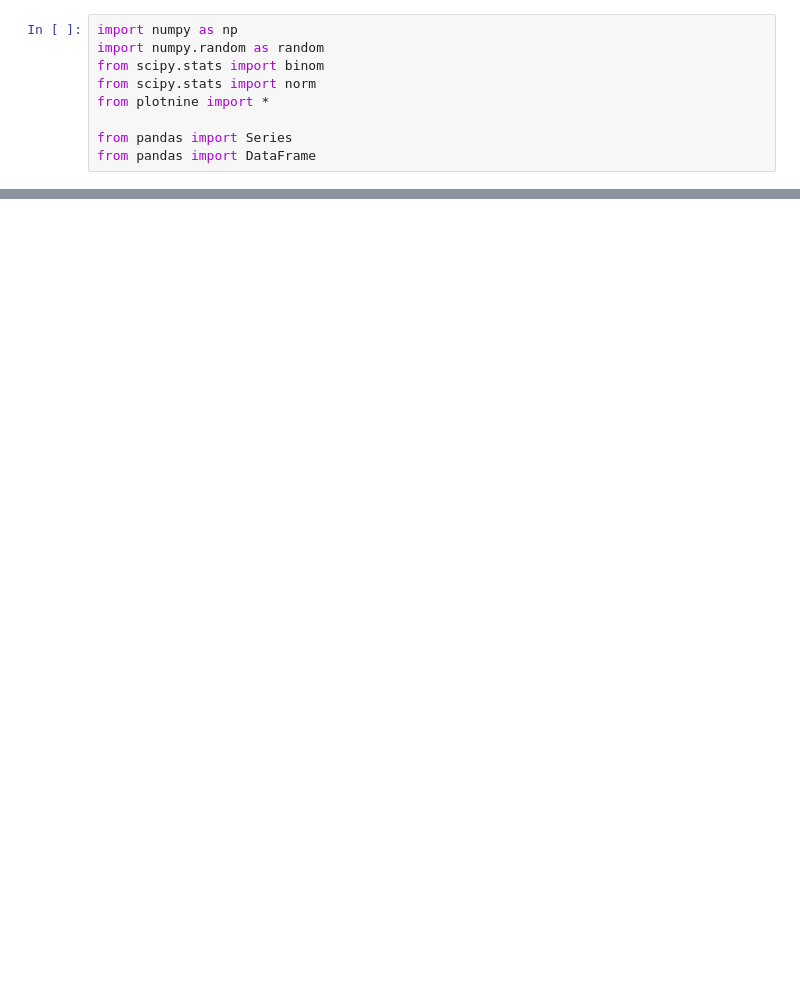
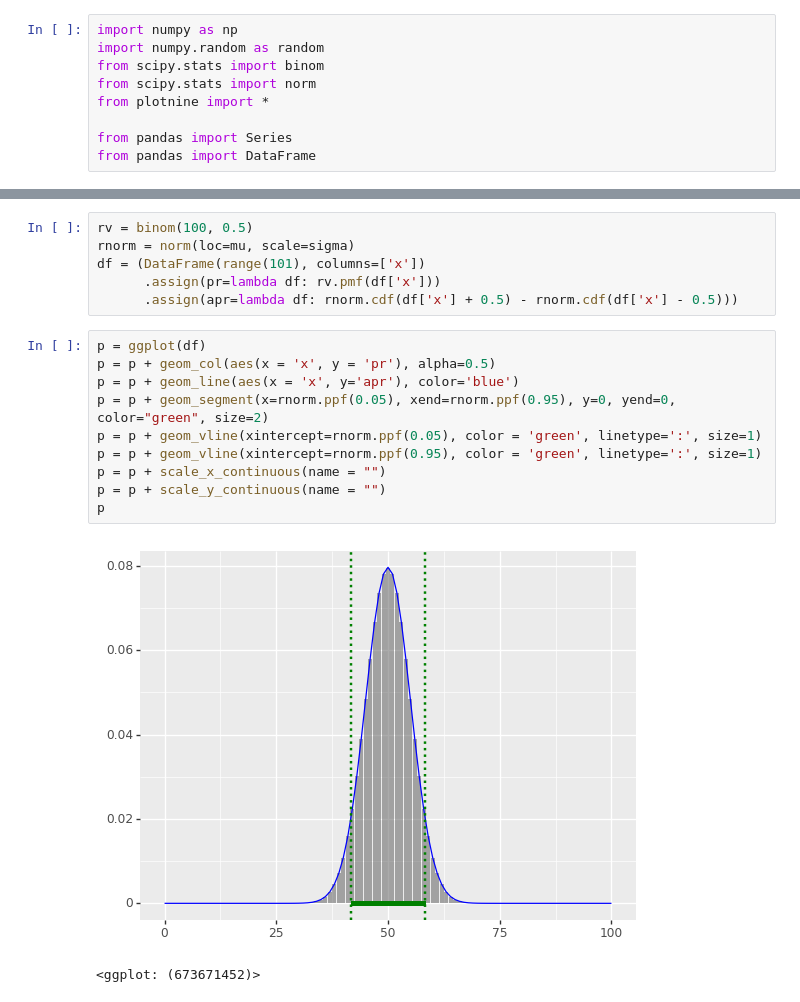
Before and after one commit to swenlaur/machine-learning-ii, a Jupyter notebook: practise-sessions/01/tutorials/clt_approximation.ipynb, the cells around one changed output, grey strips where cells are left out. Drawn from its saved outputs; the diff is of its cells as text; blank space fills up the shorter version.

```diff
--- a/practise-sessions/01/tutorials/clt_approximation.ipynb
+++ b/practise-sessions/01/tutorials/clt_approximation.ipynb
@@ -18,0 +78,19 @@ print(mean,var)
+# %%
+rv = binom(100, 0.5)
+rnorm = norm(loc=mu, scale=sigma)
+df = (DataFrame(range(101), columns=['x'])
+      .assign(pr=lambda df: rv.pmf(df['x']))
+      .assign(apr=lambda df: rnorm.cdf(df['x'] + 0.5) - rnorm.cdf(df['x'] - 0.5)))
+# %%
+p = ggplot(df)
+p = p + geom_col(aes(x = 'x', y = 'pr'), alpha=0.5)
+p = p + geom_line(aes(x = 'x', y='apr'), color='blue')
+p = p + geom_segment(x=rnorm.ppf(0.05), xend=rnorm.ppf(0.95), y=0, yend=0, color="green", size=2)
+p = p + geom_vline(xintercept=rnorm.ppf(0.05), color = 'green', linetype=':', size=1)
+p = p + geom_vline(xintercept=rnorm.ppf(0.95), color = 'green', linetype=':', size=1)
+p = p + scale_x_continuous(name = "")
+p = p + scale_y_continuous(name = "")
+p
+# %% [output]
+[figure, added]
+<ggplot: (673671452)>
```
Also changed, not shown: parts of 11 cells of this notebook, 2 other files.
